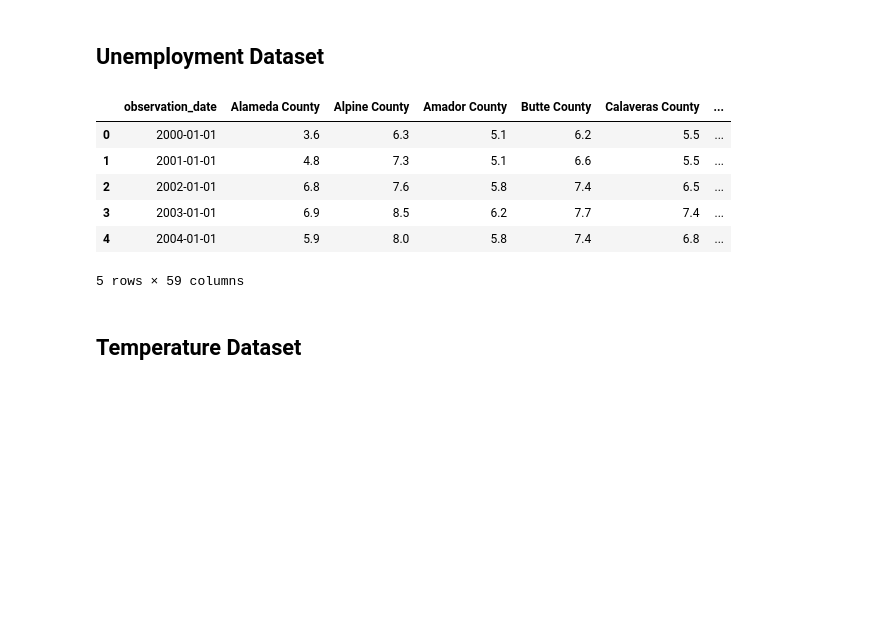
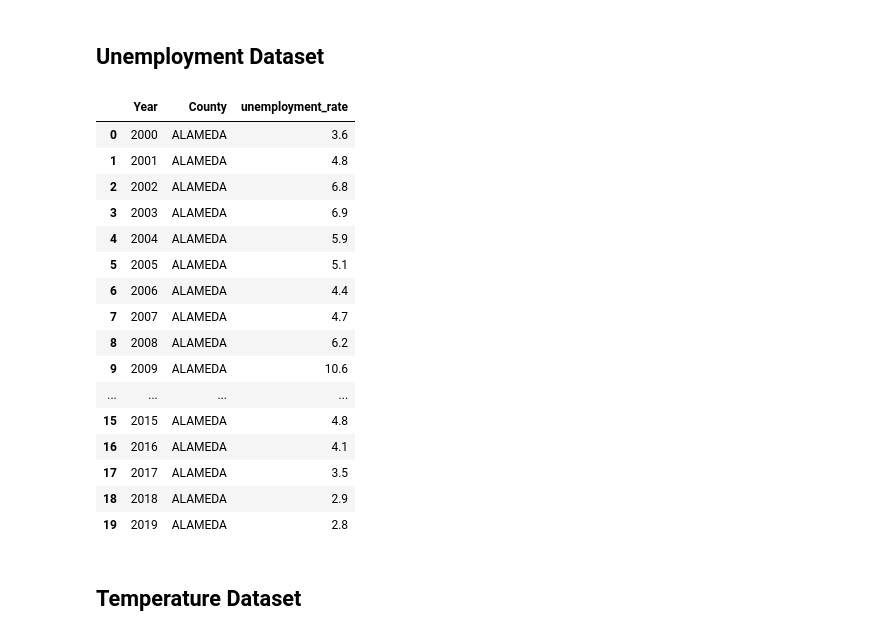
Before and after one commit to richardlaoo/Group131_DS_Analysis, a Jupyter notebook: EDACheckpoint_Group131_SP25.ipynb, the cells around one changed output. Cells and saved outputs as stored; diff of their text form; code cells hidden in the pictures; blank space fills up the shorter version.

Commit message:
merged unemployment rate data to final merged df

```diff
--- a/EDACheckpoint_Group131_SP25.ipynb
+++ b/EDACheckpoint_Group131_SP25.ipynb
@@ -369,17 +369,43 @@ medianinc_ca['County'] = medianinc_ca['County'].str.upper()
 medianinc_ca['County'] = medianinc_ca['County'].apply(lambda x: x.replace('COUNTY','') if 'COUNTY' in x else x)
 # %% [markdown]
 ## Unemployment Dataset
-# %%
-unemploymentrate = pd.read_csv('./Datasets/Unemployment/Unemployment_by_counties.csv')
-unemploymentrate.head()
-# %% [output]
-|  | observation_date | Alameda County | Alpine County | Amador County | Butte County | Calaveras County | ... |
-| 0 | 2000-01-01 | 3.6 | 6.3 | 5.1 | 6.2 | 5.5 | ... |
-| 1 | 2001-01-01 | 4.8 | 7.3 | 5.1 | 6.6 | 5.5 | ... |
-| 2 | 2002-01-01 | 6.8 | 7.6 | 5.8 | 7.4 | 6.5 | ... |
-| 3 | 2003-01-01 | 6.9 | 8.5 | 6.2 | 7.7 | 7.4 | ... |
-| 4 | 2004-01-01 | 5.9 | 8.0 | 5.8 | 7.4 | 6.8 | ... |
-5 rows × 59 columns
+# %%
+unemploymentrate = pd.read_csv('./Datasets/Unemployment/Unemployment_by_counties.csv')
+unemploymentrate.head()
+
+# further wrangling unemployment dataset
+# wrangling dataset further to get year and county in their specific colums
+unemploymentrate.rename(columns= {'observation_date': 'Year'}, inplace = True)
+# getting specific year from a date
+
+unemploymentrate['Year'] = unemploymentrate.get('Year').apply(pd.to_datetime).dt.year
+# melting data to get county names in one column along with income
+unemploymentrate = pd.melt(unemploymentrate, id_vars= ['Year',], var_name='County', value_name = 'unemployment_rate')
+#capatilizing Data in coulmn series to be consistent with Current DF's
+unemploymentrate['County'] = unemploymentrate['County'].str.upper()
+
+# removing redundancy of county in county value for each row
+unemploymentrate['County'] = unemploymentrate['County'].apply(lambda x: x.replace('COUNTY','') if 'COUNTY' in x else x)
+
+unemploymentrate.head(20)
+# %% [output]
+|  | Year | County | unemployment_rate |
+| 0 | 2000 | ALAMEDA | 3.6 |
+| 1 | 2001 | ALAMEDA | 4.8 |
+| 2 | 2002 | ALAMEDA | 6.8 |
+| 3 | 2003 | ALAMEDA | 6.9 |
+| 4 | 2004 | ALAMEDA | 5.9 |
+| 5 | 2005 | ALAMEDA | 5.1 |
+| 6 | 2006 | ALAMEDA | 4.4 |
+| 7 | 2007 | ALAMEDA | 4.7 |
+| 8 | 2008 | ALAMEDA | 6.2 |
+| 9 | 2009 | ALAMEDA | 10.6 |
+| ... | ... | ... | ... |
+| 15 | 2015 | ALAMEDA | 4.8 |
+| 16 | 2016 | ALAMEDA | 4.1 |
+| 17 | 2017 | ALAMEDA | 3.5 |
+| 18 | 2018 | ALAMEDA | 2.9 |
+| 19 | 2019 | ALAMEDA | 2.8 |
 # %% [markdown]
 ## Temperature Dataset
 # %%
```
Also changed, not shown: parts of 1 cell of this notebook.
